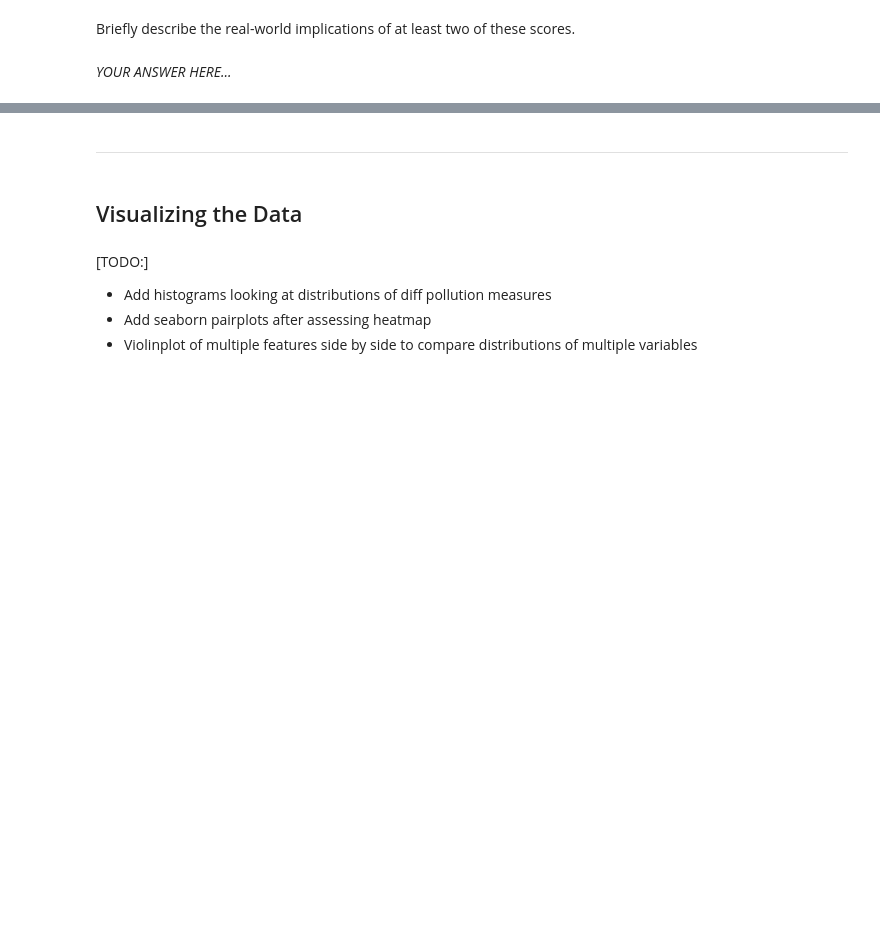
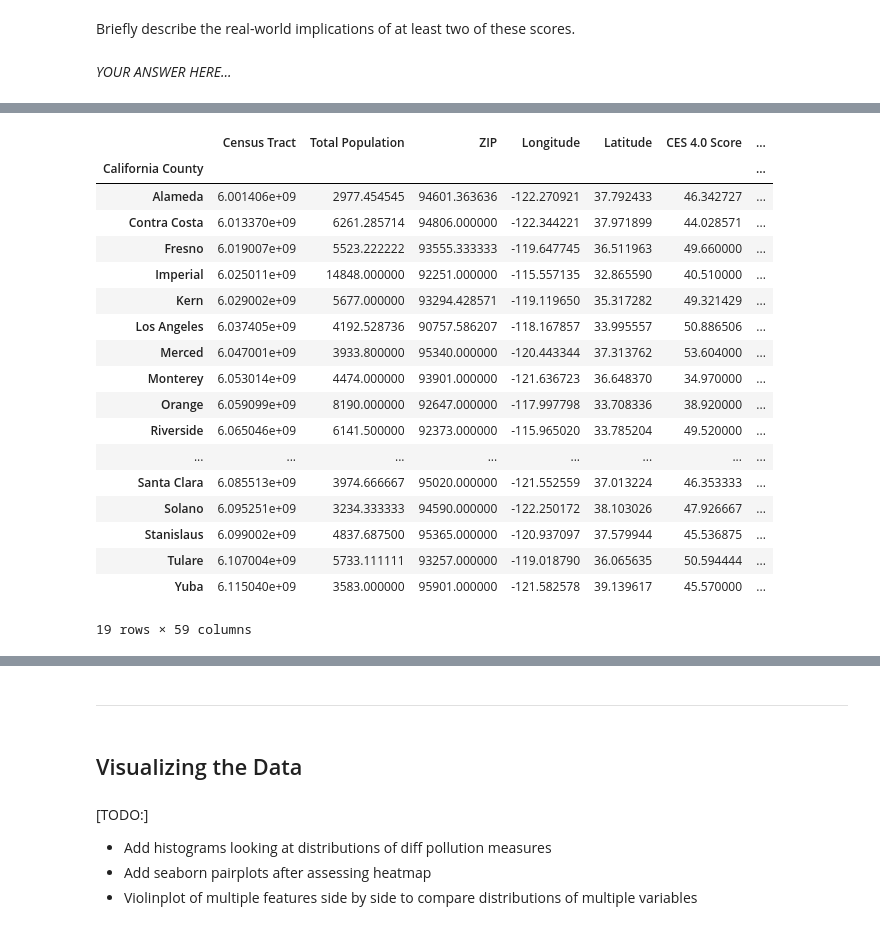
Before and after one commit to ds-modules/ECC-Sp24, a Jupyter notebook: CalEnviroScreen/CES-HWDraft.ipynb, the cells around one changed output, grey strips where cells are left out. Drawn from its saved outputs; the diff is of its cells as text; code cells hidden in the pictures; blank space fills up the shorter version.

```diff
--- a/CalEnviroScreen/CES-HWDraft.ipynb
+++ b/CalEnviroScreen/CES-HWDraft.ipynb
@@ -221,0 +314,24 @@ TODO: Give a demo of groupby....include different agg functions...group by count
+# %%
+# DEMO: Step 2
+
+ces_cc.groupby('California County').agg('mean')
+# %% [output]
+|  | Census Tract | Total Population | ZIP | Longitude | Latitude | CES 4.0 Score | ... |
+| California County |  |  |  |  |  |  | ... |
+| Alameda | 6.001406e+09 | 2977.454545 | 94601.363636 | -122.270921 | 37.792433 | 46.342727 | ... |
+| Contra Costa | 6.013370e+09 | 6261.285714 | 94806.000000 | -122.344221 | 37.971899 | 44.028571 | ... |
+| Fresno | 6.019007e+09 | 5523.222222 | 93555.333333 | -119.647745 | 36.511963 | 49.660000 | ... |
+| Imperial | 6.025011e+09 | 14848.000000 | 92251.000000 | -115.557135 | 32.865590 | 40.510000 | ... |
+| Kern | 6.029002e+09 | 5677.000000 | 93294.428571 | -119.119650 | 35.317282 | 49.321429 | ... |
+| Los Angeles | 6.037405e+09 | 4192.528736 | 90757.586207 | -118.167857 | 33.995557 | 50.886506 | ... |
+| Merced | 6.047001e+09 | 3933.800000 | 95340.000000 | -120.443344 | 37.313762 | 53.604000 | ... |
+| Monterey | 6.053014e+09 | 4474.000000 | 93901.000000 | -121.636723 | 36.648370 | 34.970000 | ... |
+| Orange | 6.059099e+09 | 8190.000000 | 92647.000000 | -117.997798 | 33.708336 | 38.920000 | ... |
+| Riverside | 6.065046e+09 | 6141.500000 | 92373.000000 | -115.965020 | 33.785204 | 49.520000 | ... |
+| ... | ... | ... | ... | ... | ... | ... | ... |
+| Santa Clara | 6.085513e+09 | 3974.666667 | 95020.000000 | -121.552559 | 37.013224 | 46.353333 | ... |
+| Solano | 6.095251e+09 | 3234.333333 | 94590.000000 | -122.250172 | 38.103026 | 47.926667 | ... |
+| Stanislaus | 6.099002e+09 | 4837.687500 | 95365.000000 | -120.937097 | 37.579944 | 45.536875 | ... |
+| Tulare | 6.107004e+09 | 5733.111111 | 93257.000000 | -119.018790 | 36.065635 | 50.594444 | ... |
+| Yuba | 6.115040e+09 | 3583.000000 | 95901.000000 | -121.582578 | 39.139617 | 45.570000 | ... |
+19 rows × 59 columns
```
Also changed, not shown: parts of 38 cells of this notebook.
